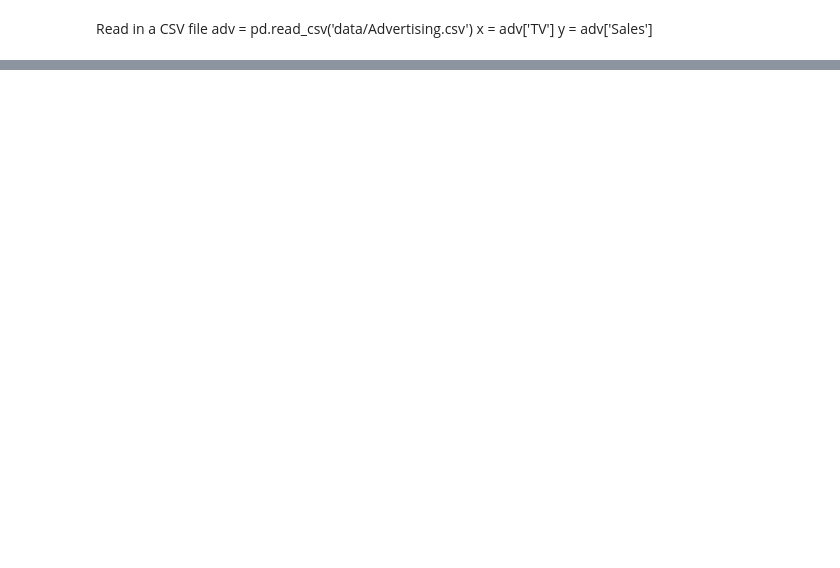
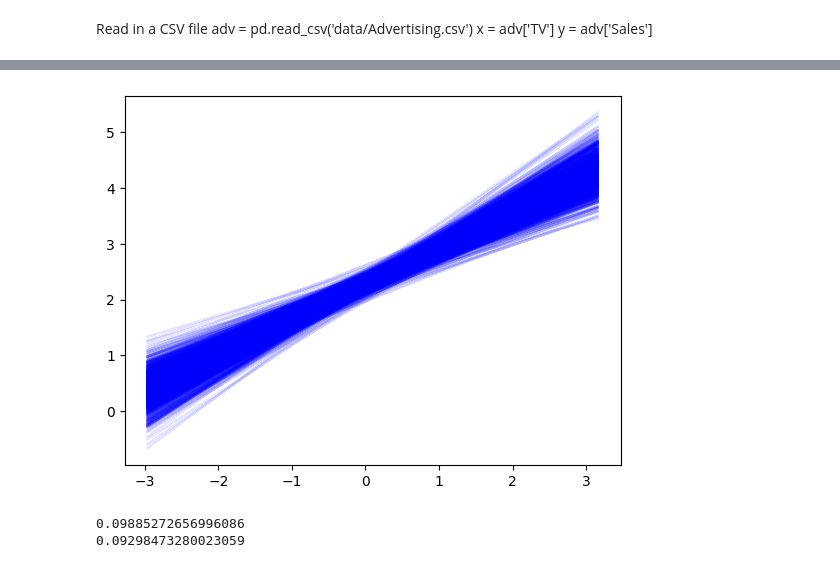
Before and after one commit to rcpaffenroth/MA4635-DS4635-public, a Jupyter notebook: examples/Class08/resampling.ipynb, the cells around one changed output, grey strips where cells are left out. Saved outputs shown, nothing was run; the diff lists cells and outputs as text; code cells hidden in the pictures; blank space fills up the shorter version.

```diff
--- a/examples/Class08/resampling.ipynb
+++ b/examples/Class08/resampling.ipynb
@@ -21,16 +24,21 @@ plt.plot(x, origFit.predict(x.reshape(-1, 1)), color='red')
 # %%
 beta0 = []
 beta1 = []
 for i in range(1000):
     mySample = np.random.choice(len(x), len(x), replace=True)
     myFit = LinearRegression().fit(x[mySample].reshape(-1, 1), y[mySample])
-    beta0.append(myFit.coef_[0])
-    beta1.append(myFit.coef_[1])
+    beta0.append(myFit.intercept_)  # Intercept (beta0)
+    beta1.append(myFit.coef_[0])     # Coefficient of x (beta1)
     plt.plot(x, myFit.predict(x.reshape(-1, 1)), color='blue', alpha=0.1)
+# %% [output]
+[figure, added]
 # %%
-print(origFit.summary())
+
 print(np.std(beta0))
 print(np.std(beta1))
+# %% [output]
+0.09885272656996086
+0.09298473280023059
 # %%
 plt.hist(beta0, bins=20)
 plt.show()
```
Also changed, not shown: parts of 2 cells of this notebook, 2 other files.
